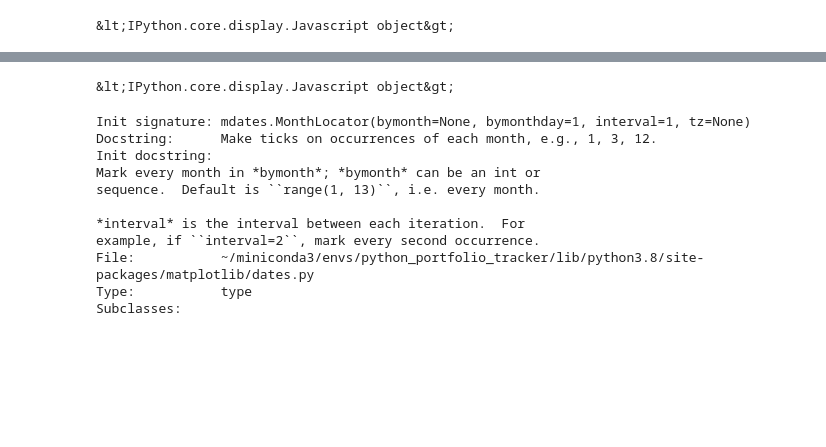
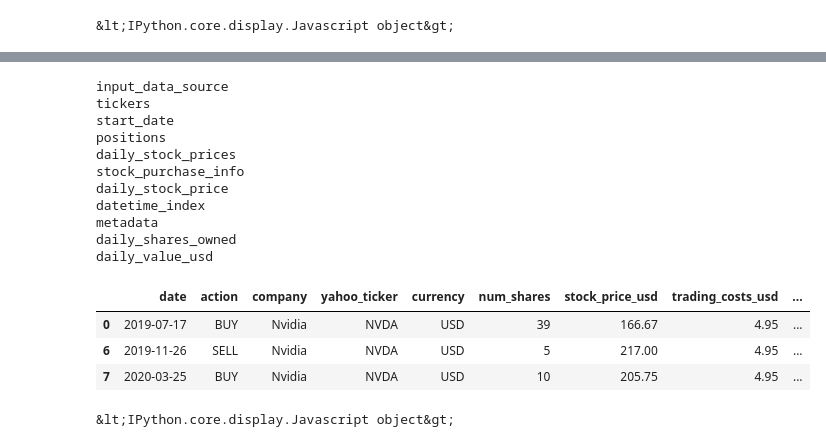
Before and after one commit to julian-west/python_portfolio_tracker, a Jupyter notebook: notebooks/portfolio_analysis.ipynb, the cells around one changed output, grey strips where cells are left out. Drawn from its saved outputs; the diff is of its cells as text; code cells hidden in the pictures; blank space fills up the shorter version.

```diff
--- a/notebooks/portfolio_analysis.ipynb
+++ b/notebooks/portfolio_analysis.ipynb
@@ -109,16 +101,30 @@ stock.stock_purchase_info
-# %%
-mdates.MonthLocator?
-# %% [output]
-&lt;IPython.core.display.Javascript object&gt;
-Init signature: mdates.MonthLocator(bymonth=None, bymonthday=1, interval=1, tz=None)
-Docstring:      Make ticks on occurrences of each month, e.g., 1, 3, 12.
-Init docstring:
-Mark every month in *bymonth*; *bymonth* can be an int or
-sequence.  Default is ``range(1, 13)``, i.e. every month.
-
-*interval* is the interval between each iteration.  For
-example, if ``interval=2``, mark every second occurrence.
-File:           ~/miniconda3/envs/python_portfolio_tracker/lib/python3.8/site-packages/matplotlib/dates.py
-Type:           type
-Subclasses:
+# %%
+example_ticker = 'NVDA'
+
+# automatically loads purchase info from ../data/raw/purchase_info.csv
+nvda_stock_value = CalculateStockValue(ticker='NVDA')
+
+#list available properties
+for key in vars(nvda_stock_value):
+    print(key)
+
+# example: list all purchases/disposals for nvda
+display(nvda_stock_value.stock_purchase_info)
+# %% [output]
+input_data_source
+tickers
+start_date
+positions
+daily_stock_prices
+stock_purchase_info
+daily_stock_price
+datetime_index
+metadata
+daily_shares_owned
+daily_value_usd
+|  | date | action | company | yahoo_ticker | currency | num_shares | stock_price_usd | trading_costs_usd | ... |
+| 0 | 2019-07-17 | BUY | Nvidia | NVDA | USD | 39 | 166.67 | 4.95 | ... |
+| 6 | 2019-11-26 | SELL | Nvidia | NVDA | USD | 5 | 217.00 | 4.95 | ... |
+| 7 | 2020-03-25 | BUY | Nvidia | NVDA | USD | 10 | 205.75 | 4.95 | ... |
+&lt;IPython.core.display.Javascript object&gt;
 # %%
```
Also changed, not shown: parts of 13 cells of this notebook, 3 other files.
